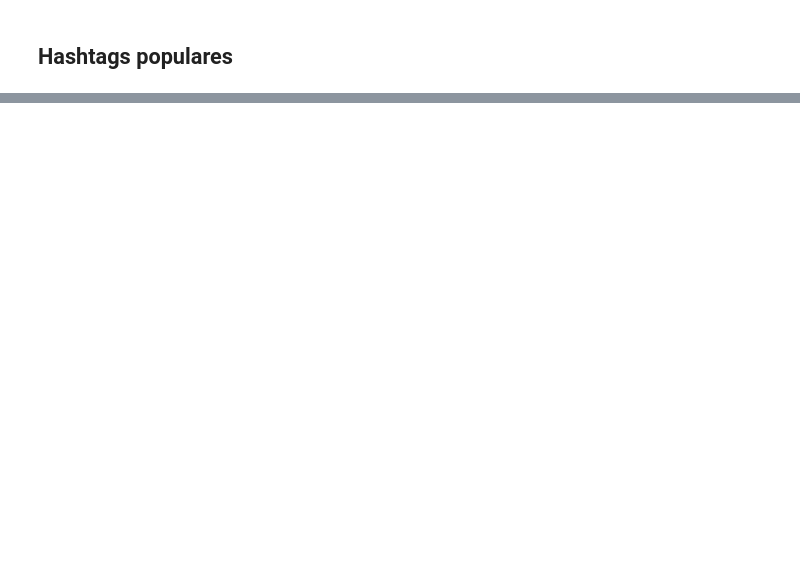
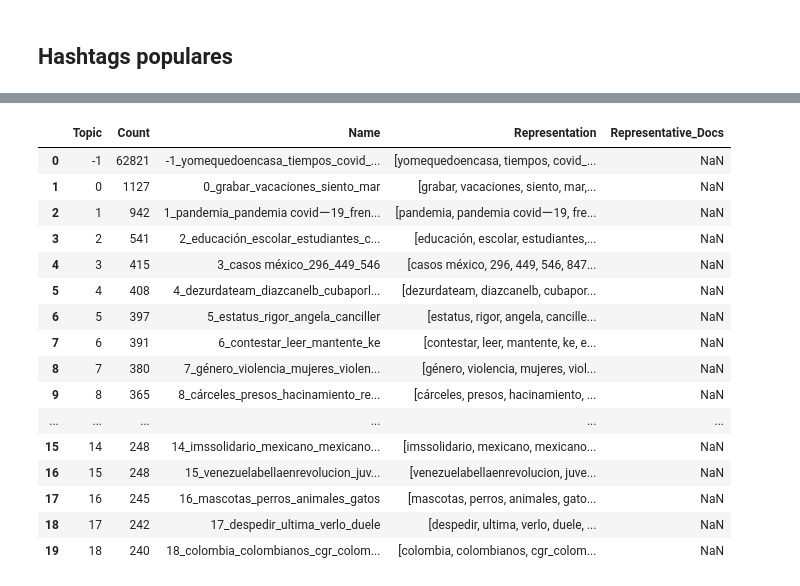
Before and after one commit to pablocelayes/famaf-text-mining-stance-tweets, a Jupyter notebook: 03 - detección de temas.ipynb, the cells around one changed output, grey strips where cells are left out. Drawn from its saved outputs; the diff is of its cells as text; code cells hidden in the pictures; blank space fills up the shorter version.

```diff
--- a/03 - detección de temas.ipynb
+++ b/03 - detección de temas.ipynb
@@ -381,0 +258,22 @@ ValueError: a must be greater than 0 unless no samples are taken
+# %%
+topic_model_loaded = BERTopic.load("covid_twitter_topic_model")
+# %%
+topic_model_loaded.get_topic_info().head(20)
+# %% [output]
+|  | Topic | Count | Name | Representation | Representative_Docs |
+| 0 | -1 | 62821 | -1_yomequedoencasa_tiempos_covid_... | [yomequedoencasa, tiempos, covid_... | NaN |
+| 1 | 0 | 1127 | 0_grabar_vacaciones_siento_mar | [grabar, vacaciones, siento, mar,... | NaN |
+| 2 | 1 | 942 | 1_pandemia_pandemia covidー19_fren... | [pandemia, pandemia covidー19, fre... | NaN |
+| 3 | 2 | 541 | 2_educación_escolar_estudiantes_c... | [educación, escolar, estudiantes,... | NaN |
+| 4 | 3 | 415 | 3_casos méxico_296_449_546 | [casos méxico, 296, 449, 546, 847... | NaN |
+| 5 | 4 | 408 | 4_dezurdateam_diazcanelb_cubaporl... | [dezurdateam, diazcanelb, cubapor... | NaN |
+| 6 | 5 | 397 | 5_estatus_rigor_angela_canciller | [estatus, rigor, angela, cancille... | NaN |
+| 7 | 6 | 391 | 6_contestar_leer_mantente_ke | [contestar, leer, mantente, ke, e... | NaN |
+| 8 | 7 | 380 | 7_género_violencia_mujeres_violen... | [género, violencia, mujeres, viol... | NaN |
+| 9 | 8 | 365 | 8_cárceles_presos_hacinamiento_re... | [cárceles, presos, hacinamiento, ... | NaN |
+| ... | ... | ... | ... | ... | ... |
+| 15 | 14 | 248 | 14_imssolidario_mexicano_mexicano... | [imssolidario, mexicano, mexicano... | NaN |
+| 16 | 15 | 248 | 15_venezuelabellaenrevolucion_juv... | [venezuelabellaenrevolucion, juve... | NaN |
+| 17 | 16 | 245 | 16_mascotas_perros_animales_gatos | [mascotas, perros, animales, gato... | NaN |
+| 18 | 17 | 242 | 17_despedir_ultima_verlo_duele | [despedir, ultima, verlo, duele, ... | NaN |
+| 19 | 18 | 240 | 18_colombia_colombianos_cgr_colom... | [colombia, colombianos, cgr_colom... | NaN |
```
Also changed, not shown: parts of 81 cells of this notebook, 1 other file.
